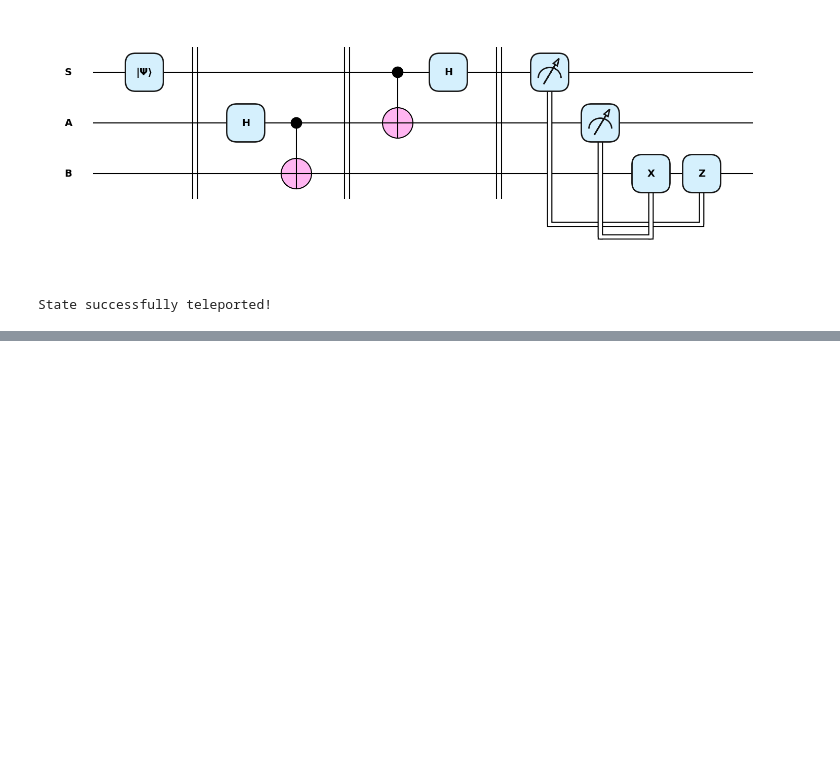
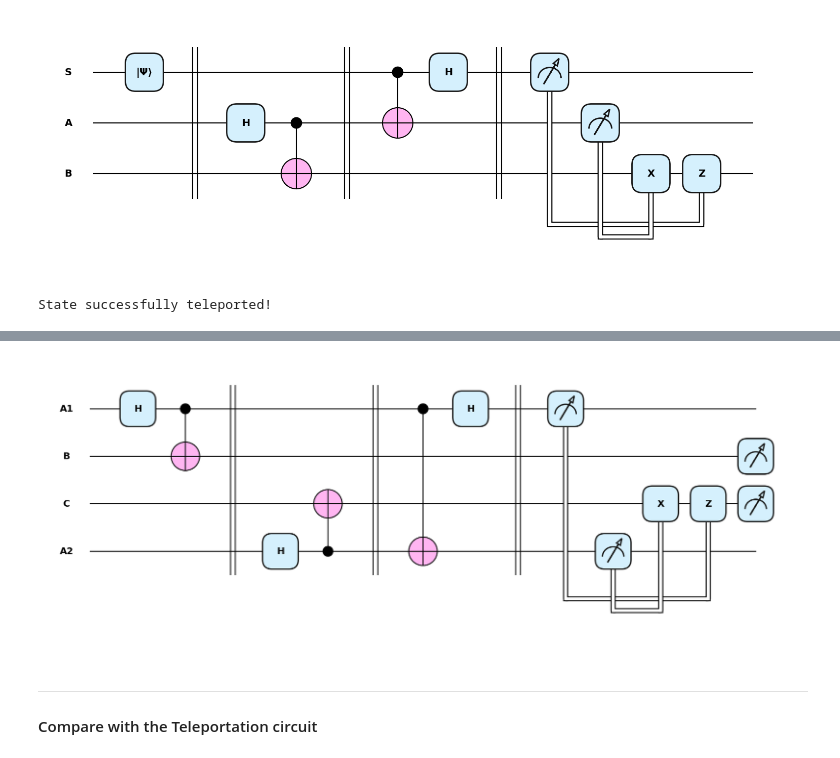
Before and after one commit to Omid-Hassasfar/NITheCS_QSouthAfrica_MiniSchool_Introduction_to_Quantum_Computing_with_PennyLane, a Jupyter notebook: NITheCS_QSouthAfrica_Mini_School_Introduction_to_Quantum_Computing_with_PennyLane.ipynb, the cells around one changed output, grey strips where cells are left out. Drawn from its saved outputs; the diff is of its cells as text; code cells hidden in the pictures; blank space fills up the shorter version.

```diff
--- a/NITheCS_QSouthAfrica_Mini_School_Introduction_to_Quantum_Computing_with_PennyLane.ipynb
+++ b/NITheCS_QSouthAfrica_Mini_School_Introduction_to_Quantum_Computing_with_PennyLane.ipynb
@@ -946,0 +1232,4 @@ State successfully teleported!
+# %%
+def bell_pair(a, b):
+    qml.Hadamard(wires=a)
+    qml.CNOT(wires=[a, b])
@@ -946,0 +1285,44 @@ State successfully teleported!
+# %%
+# Alice owns A1 and A2. Bob owns B. Charlie owns C.
+wires = ["A1", "B", "C", "A2"]
+dev = qml.device("default.qubit", wires=wires, shots=None)
+
+def bell_pair(a, b):
+    """Make a Bell pair between wires a and b: (|00>+|11>)/sqrt(2)."""
+    qml.Hadamard(wires=a)
+    qml.CNOT(wires=[a, b])
+    qml.Barrier()
+
+@qml.qnode(dev)
+def entanglement_swapping():
+    # 1) Prepare two Bell pairs:
+    #    A1—B and C—A2. Alice shares one with Bob and one with Charlie.
+    bell_pair("A1", "B")      # Bell(A1, B)
+    bell_pair("A2", "C")      # Bell(A2, C)
+
+    # 2) Alice performs a Bell-basis measurement on her two qubits A1 and A2.
+    #    This is the "teleportation" step from A1 to C using A2 as the resource.
+    qml.CNOT(wires=["A1", "A2"])
+    qml.Hadamard(wires="A1")
+    qml.Barrier()
+
+    m1 = qml.measure("A1")    # classical bit c1
+    m2 = qml.measure("A2")    # classical bit c2
+
+    # 3) Alice sends the two classical bits (c1, c2) to Charlie.
+    #    Charlie applies the usual teleportation corrections on C.
+    #    If c2 = 1 apply X. If c1 = 1 apply Z.
+    qml.cond(m2, qml.PauliX)("C")
+    qml.cond(m1, qml.PauliZ)("C")
+
+    # After the corrections, Bob's and Charlie's qubits are entangled.
+    # Return their joint state to verify.
+    return qml.density_matrix(wires=["B", "C"])
+# %%
+qml.draw_mpl(entanglement_swapping, style="pennylane")()
+plt.show()
+# %% [output]
+[figure, added]
+# %% [markdown]
+---
+#### Compare with the Teleportation circuit
```
Also changed, not shown: parts of 62 cells of this notebook.
